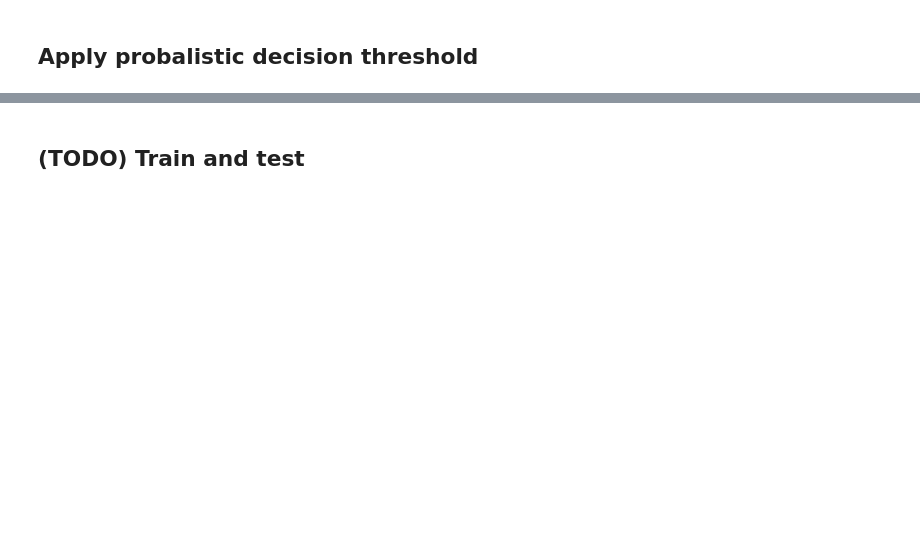
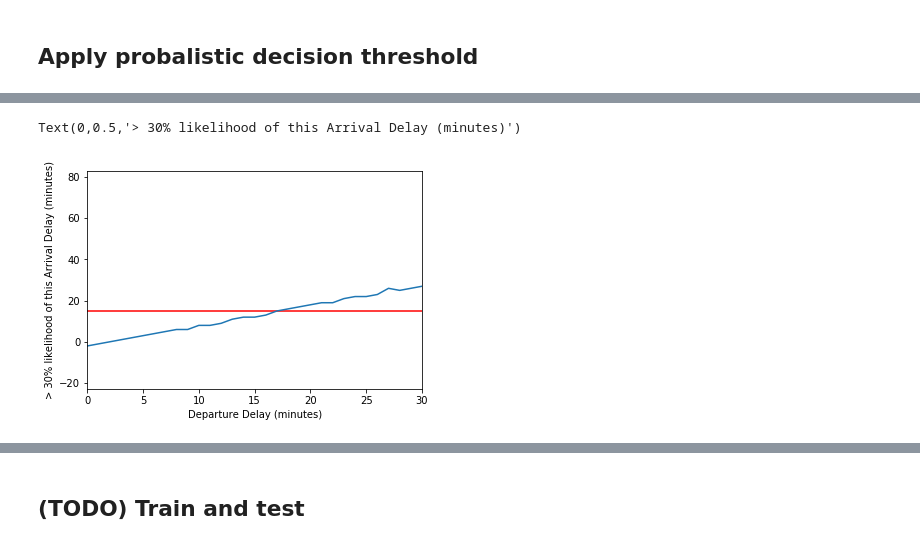
Before and after one commit to yuwtennis/google-data-engineer, a Jupyter notebook: Ch05/getting_started_with_eda.ipynb, the cells around one changed output, grey strips where cells are left out. Cells and saved outputs as stored; diff of their text form; code cells hidden in the pictures; blank space fills up the shorter version.

```diff
--- a/Ch05/getting_started_with_eda.ipynb
+++ b/Ch05/getting_started_with_eda.ipynb
@@ -422,0 +448,31 @@ df.head(3)
+# %%
+depdelay3 = """
+SELECT *
+FROM (
+  SELECT
+    DEP_DELAY,
+    APPROX_QUANTILES(ARR_DELAY, 101)[OFFSET(70)] AS arrival_delay,
+    COUNT(ARR_DELAY) AS numflights
+  FROM
+    `flights.simevents` f
+  JOIN `flights.trainday` t
+  ON f.FL_DATE = t.FL_DATE
+  WHERE
+    t.is_train_day = 'True'
+  GROUP BY
+    DEP_DELAY )
+WHERE
+  numflights > 370
+ORDER BY
+  DEP_DELAY
+"""
+
+df = bq.Query(depdelay3).execute().result().to_dataframe()
+plt.axhline(y=15, color='r')
+ax = plt.axes()
+df.plot(kind='line', x='DEP_DELAY', y='arrival_delay', ax=ax, xlim=(0,30), legend=False)
+ax.set_xlabel('Departure Delay (minutes)')
+ax.set_ylabel('> 30% likelihood of this Arrival Delay (minutes)')
+# %% [output]
+Text(0,0.5,'> 30% likelihood of this Arrival Delay (minutes)')
+[figure, added]
```
Also changed, not shown: parts of 10 cells of this notebook.
